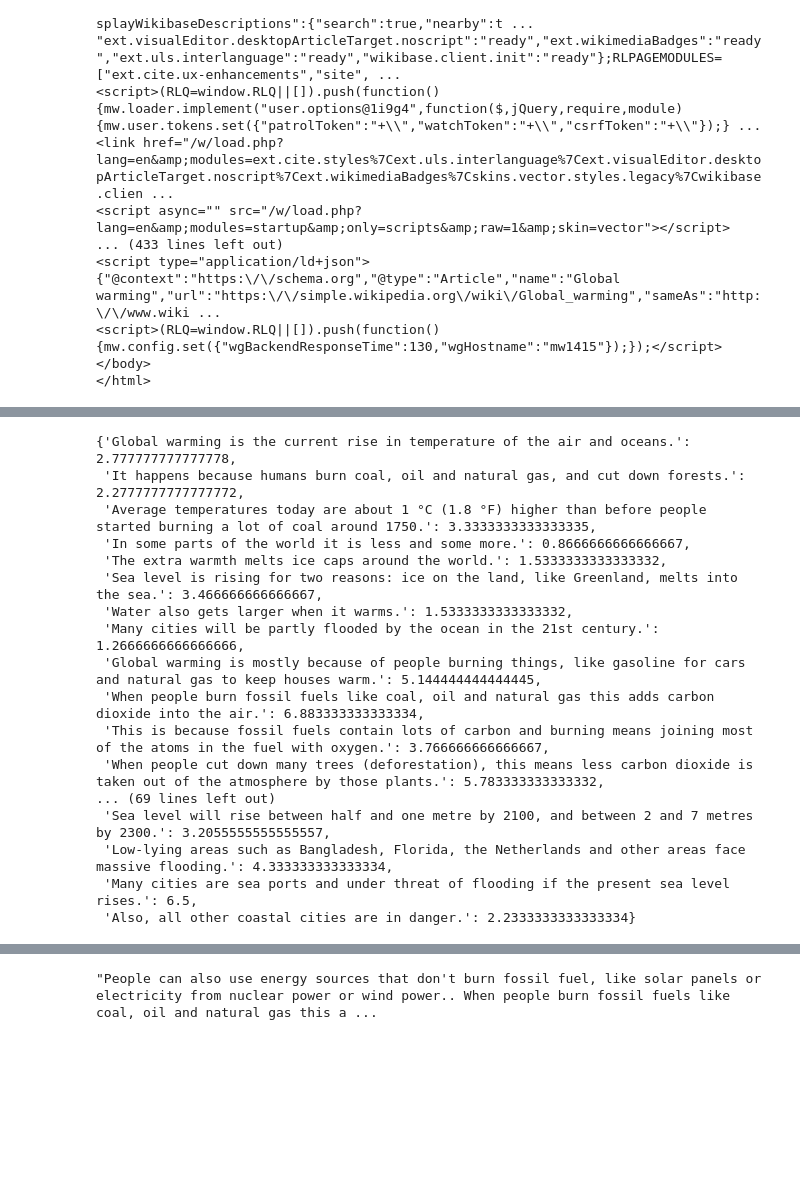
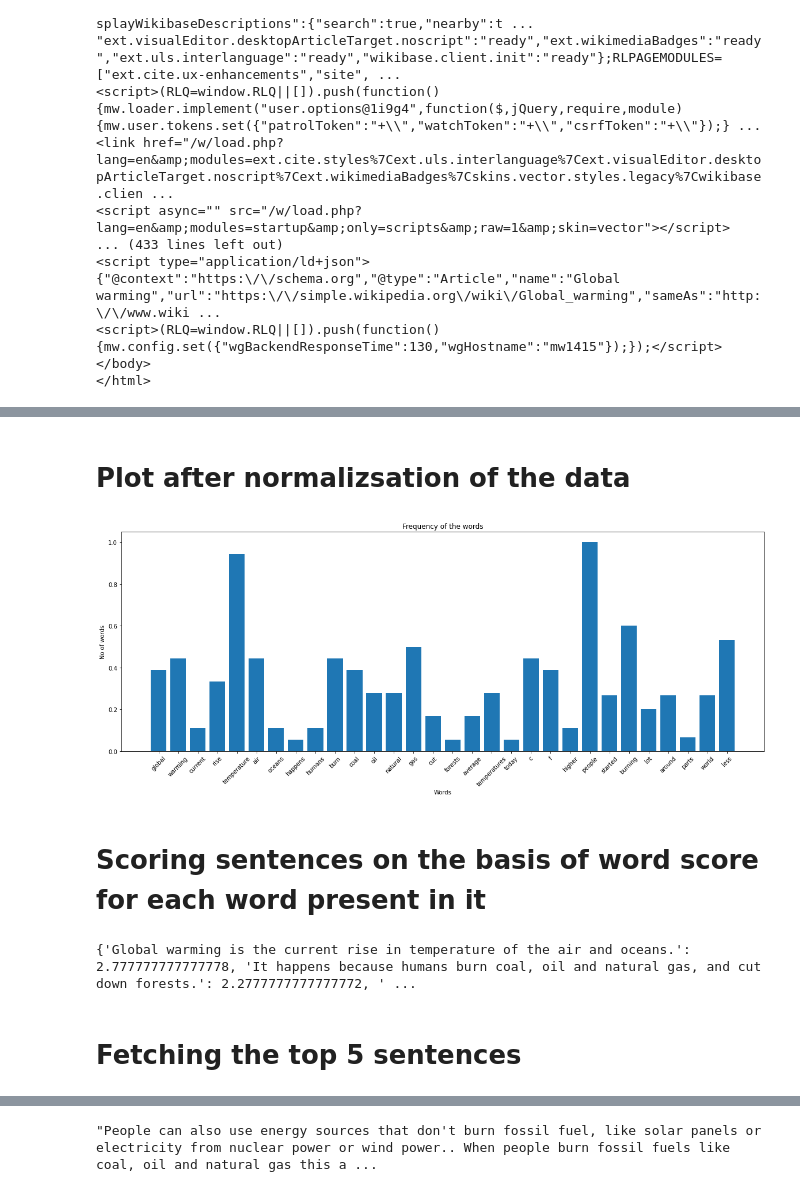
Before and after one commit to yash0307jain/text-summarization, a Jupyter notebook: text-summarization-simple-nlp.ipynb, the cells around one changed output, grey strips where cells are left out. Drawn from its saved outputs; the diff is of its cells as text; code cells hidden in the pictures; blank space fills up the shorter version.

```diff
--- a/text-summarization-simple-nlp.ipynb
+++ b/text-summarization-simple-nlp.ipynb
@@ -106,3 +129,17 @@ word2count
+# %% [markdown]
+# Plot after normalizsation of the data
+# %%
+plt.figure(figsize=(20,7))
+plt.bar(list(word2count.keys())[:30], list(word2count.values())[:30])
+plt.title('Frequency of the words')
+plt.xlabel('Words')
+plt.xticks(rotation=45)
+plt.ylabel('No of words')
+plt.show()
+# %% [output]
+[figure, added]
+# %% [markdown]
+# Scoring sentences on the basis of word score for each word present in it
 # %%
 sent2score = {}
 for sentence in sentences:
@@ -114,24 +151,10 @@ for sentence in sentences:
                 else:
                     sent2score[sentence] += word2count[word]
 # %%
-sent2score
+print(sent2score)
 # %% [output]
-{'Global warming is the current rise in temperature of the air and oceans.': 2.777777777777778,
- 'It happens because humans burn coal, oil and natural gas, and cut down forests.': 2.2777777777777772,
- 'Average temperatures today are about 1 °C (1.8 °F) higher than before people started burning a lot of coal around 1750.': 3.3333333333333335,
- 'In some parts of the world it is less and some more.': 0.8666666666666667,
- 'The extra warmth melts ice caps around the world.': 1.5333333333333332,
- 'Sea level is rising for two reasons: ice on the land, like Greenland, melts into the sea.': 3.466666666666667,
- 'Water also gets larger when it warms.': 1.5333333333333332,
- 'Many cities will be partly flooded by the ocean in the 21st century.': 1.2666666666666666,
- 'Global warming is mostly because of people burning things, like gasoline for cars and natural gas to keep houses warm.': 5.144444444444445,
- 'When people burn fossil fuels like coal, oil and natural gas this adds carbon dioxide into the air.': 6.883333333333334,
- 'This is because fossil fuels contain lots of carbon and burning means joining most of the atoms in the fuel with oxygen.': 3.766666666666667,
- 'When people cut down many trees (deforestation), this means less carbon dioxide is taken out of the atmosphere by those plants.': 5.783333333333332,
-... (69 lines left out)
- 'Sea level will rise between half and one metre by 2100, and between 2 and 7 metres by 2300.': 3.2055555555555557,
- 'Low-lying areas such as Bangladesh, Florida, the Netherlands and other areas face massive flooding.': 4.333333333333334,
- 'Many cities are sea ports and under threat of flooding if the present sea level rises.': 6.5,
- 'Also, all other coastal cities are in danger.': 2.2333333333333334}
+{'Global warming is the current rise in temperature of the air and oceans.': 2.777777777777778, 'It happens because humans burn coal, oil and natural gas, and cut down forests.': 2.2777777777777772, ' ...
+# %% [markdown]
+# Fetching the top 5 sentences
 # %%
 best_sentences = heapq.nlargest(5, sent2score, key=sent2score.get)
```
Also changed, not shown: parts of 19 cells of this notebook.
